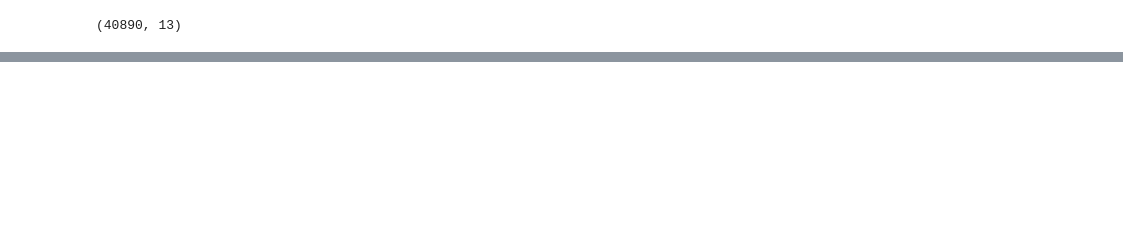
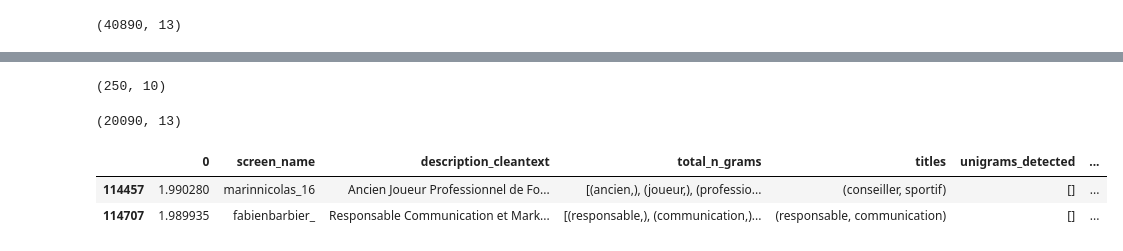
Before and after one commit to livtol99/Liv-Stage---FOCOS-Hand-Over, a Jupyter notebook: Code/Brand Validation/Income_val.ipynb, the cells around one changed output, grey strips where cells are left out. Saved outputs shown, nothing was run; the diff lists cells and outputs as text; code cells hidden in the pictures; blank space fills up the shorter version.

```diff
--- a/Code/Brand Validation/Income_val.ipynb
+++ b/Code/Brand Validation/Income_val.ipynb
@@ -528,4 +365,0 @@ m1_bios_sorted.shape
-# %%
-pd.set_option('display.max_colwidth', None)
-pd.set_option('display.max_rows', None)
-m1_bios_sorted[['description_cleantext','follower_id', 'screen_name']].iloc[-100:-50]
@@ -549,0 +497,10 @@ m1_bios_sorted[['description_cleantext','follower_id', 'screen_name']].iloc[-100
+# %%
+job_titles.shape #250 job title tokens included
+len(job_titles['PCS_ESE'].unique()) # 66 unique PCS_ESE codes
+# %% [output]
+(250, 10)
+# %%
+filtered_m7_bios.shape #6530
+filtered_m1_bios.shape # 20090
+# %% [output]
+(20090, 13)
@@ -549,0 +513,8 @@ m1_bios_sorted[['description_cleantext','follower_id', 'screen_name']].iloc[-100
+# %%
+bios_exploded.shape #20 090 detected so far
+pd.set_option('display.max_colwidth', None)
+bios_exploded[['0', 'screen_name', 'description_cleantext', 'total_n_grams', 'titles', 'unigrams_detected', 'bigrams_detected', 'trigrams_detected']].iloc[30:32]
+# %% [output]
+|  | 0 | screen_name | description_cleantext | total_n_grams | titles | unigrams_detected | ... |
+| 114457 | 1.990280 | marinnicolas_16 | Ancien Joueur Professionnel de Fo... | [(ancien,), (joueur,), (professio... | (conseiller, sportif) | [] | ... |
+| 114707 | 1.989935 | fabienbarbier_ | Responsable Communication et Mark... | [(responsable,), (communication,)... | (responsable, communication) | [] | ... |
```
Also changed, not shown: parts of 42 cells of this notebook, 1 other file.
